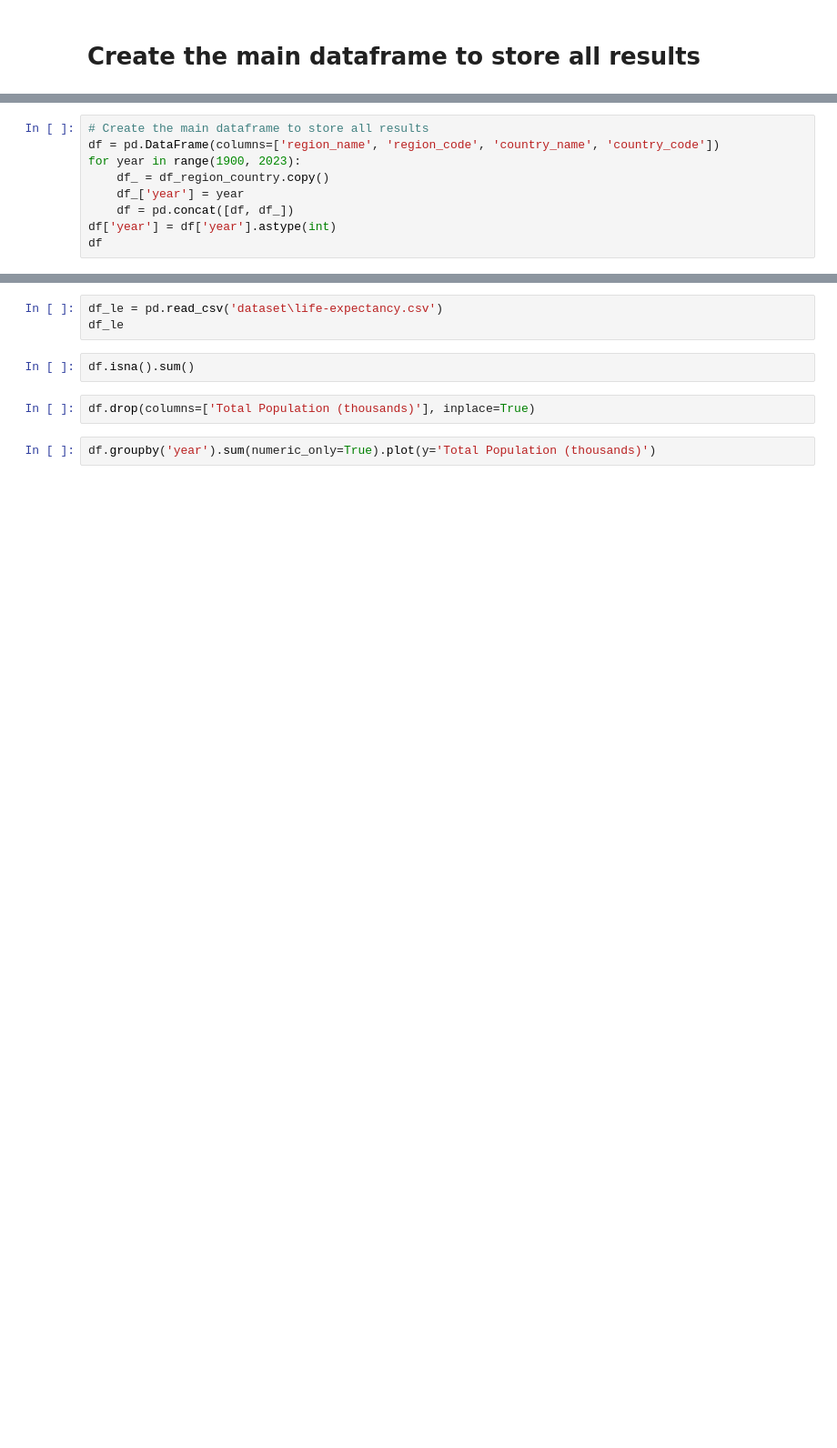
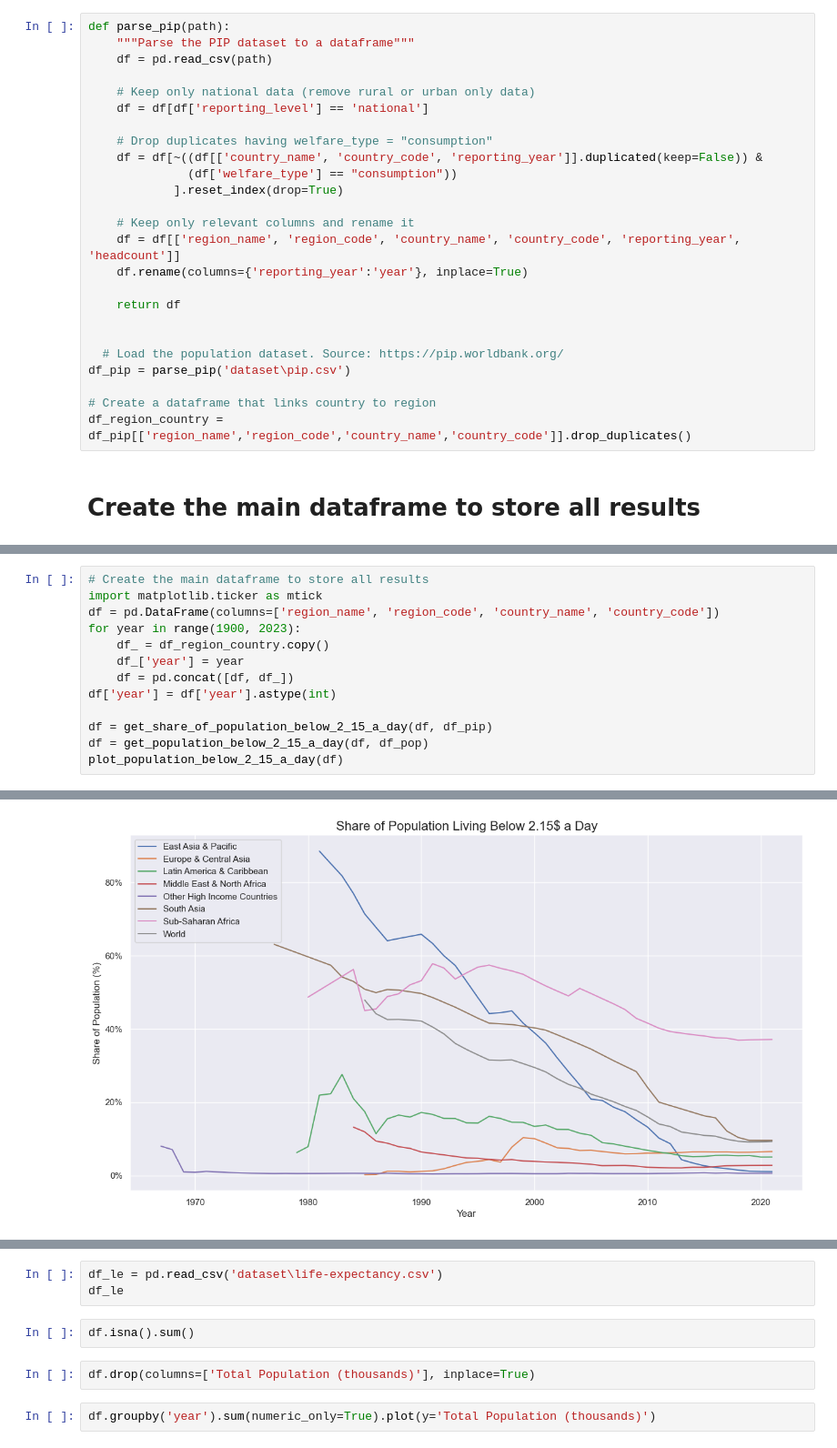
Before and after one commit to RomainBdt/Global-World-Trend, a Jupyter notebook: SDG_development_main.ipynb, the cells around one changed output, grey strips where cells are left out. Shown at 91% size. Cells and saved outputs as stored; diff of their text form; blank space fills up the shorter version.

Commit message:
Add Poverty curve

```diff
--- a/SDG_development_main.ipynb
+++ b/SDG_development_main.ipynb
@@ -78,2 +28,27 @@ df_pip
+# %%
+def parse_pip(path):
+    """Parse the PIP dataset to a dataframe"""
+    df = pd.read_csv(path)
+
+    # Keep only national data (remove rural or urban only data)
+    df = df[df['reporting_level'] == 'national']
+
+    # Drop duplicates having welfare_type = "consumption"
+    df = df[~((df[['country_name', 'country_code', 'reporting_year']].duplicated(keep=False)) &
+              (df['welfare_type'] == "consumption"))
+            ].reset_index(drop=True)
+
+    # Keep only relevant columns and rename it
+    df = df[['region_name', 'region_code', 'country_name', 'country_code', 'reporting_year', 'headcount']]
+    df.rename(columns={'reporting_year':'year'}, inplace=True)
+
+    return df
+
+
+  # Load the population dataset. Source: https://pip.worldbank.org/
+df_pip = parse_pip('dataset\pip.csv')
+
+# Create a dataframe that links country to region
+df_region_country = df_pip[['region_name','region_code','country_name','country_code']].drop_duplicates()
 # %% [markdown]
 # Create the main dataframe to store all results
@@ -80,10 +128,14 @@ df_pip
 # %%
 # Create the main dataframe to store all results
+import matplotlib.ticker as mtick
 df = pd.DataFrame(columns=['region_name', 'region_code', 'country_name', 'country_code'])
 for year in range(1900, 2023):
     df_ = df_region_country.copy()
     df_['year'] = year
     df = pd.concat([df, df_])
 df['year'] = df['year'].astype(int)
-df
+
+df = get_share_of_population_below_2_15_a_day(df, df_pip)
+df = get_population_below_2_15_a_day(df, df_pop)
+plot_population_below_2_15_a_day(df)
 # %% [output]
@@ -102,0 +142 @@ df
+[figure, added]
```
Also changed, not shown: parts of 15 cells of this notebook.
